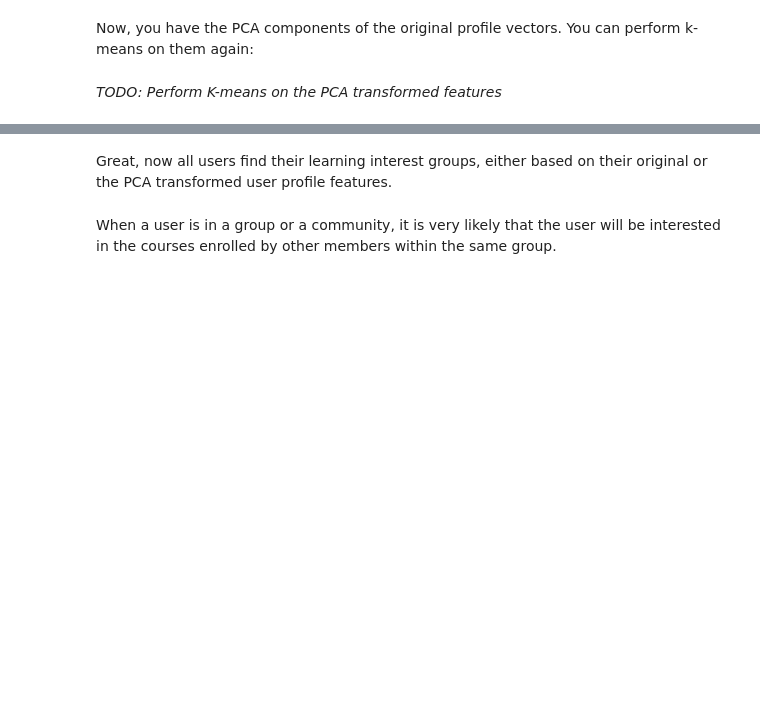
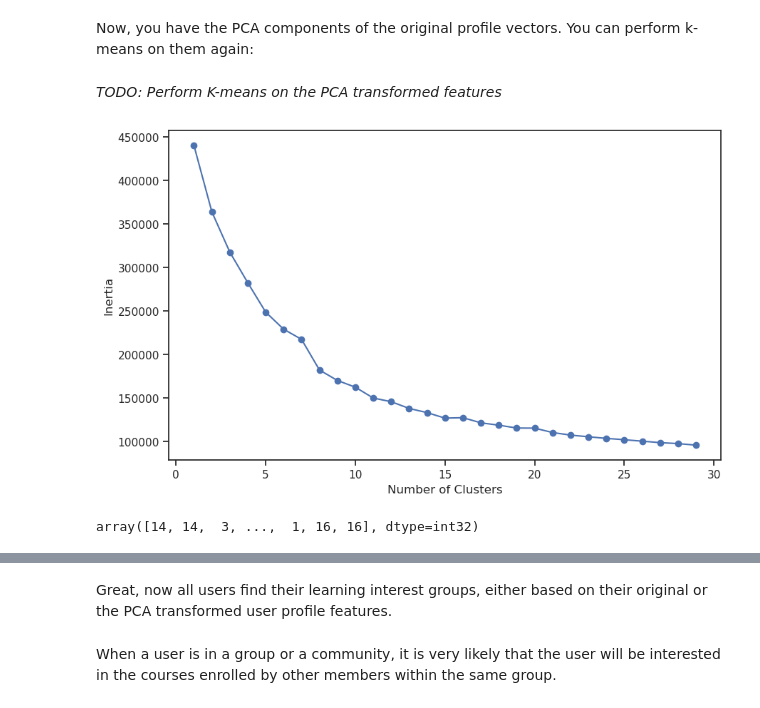
Before and after one commit to a3609640/IBM_machine_learning, a Jupyter notebook: Capstone/6.2.3_lab_jupyter_content_clustering.ipynb, the cells around one changed output, grey strips where cells are left out. Saved outputs shown, nothing was run; the diff lists cells and outputs as text; code cells hidden in the pictures; blank space fills up the shorter version.

```diff
--- a/Capstone/6.2.3_lab_jupyter_content_clustering.ipynb
+++ b/Capstone/6.2.3_lab_jupyter_content_clustering.ipynb
@@ -249,0 +453,6 @@ _TODO: Perform PCA to transform original user profile features_
+# %%
+# find out the minimal `n` that can explain accumulated 90% variances of previous data
+pca = PCA(n_components=9)
+transformed_features = pca.fit_transform(features)
+
+print("Optimized n_components:", pca.n_components_)
@@ -249,0 +477,7 @@ _TODO: Perform PCA to transform original user profile features_
+# %%
+# Create a DataFrame for the transformed features
+transformed_features_df = pd.DataFrame(transformed_features, columns=[f'PC{i}' for i in range(transformed_features.shape[1])])
+
+# Merge the user ids and transformed features into a new dataframe
+pca_user_profile_df = pd.merge(user_ids, transformed_features_df, left_index=True, right_index=True).set_index('user')
+pca_user_profile_df
@@ -267,4 +516,42 @@ Your PCA transformed dataframe may look like the following:
 Now, you have the PCA  components of the original profile vectors. You can perform k-means on them again:
 # %% [markdown]
 _TODO: Perform K-means on the PCA transformed features_
+# %%
+# Initialize an empty list to store the sum of squared distances for each model
+inertia = []
+
+# Define a range of candidate values for the number of clusters
+list_num_clusters = list(range(1,30))
+
+# Perform K-means clustering for each candidate value of k
+for num_clusters in list_num_clusters:
+    km = KMeans(n_clusters=num_clusters, random_state=rs)
+    ## - Apply KMeans() on the PCA features
+    km.fit(pca_user_profile_df)
+    # Append the sum of squared distances to the list
+    inertia.append(km.inertia_)
+
+# Plot the sum of squared distances against the number of clusters
+plt.figure(figsize=(10, 6))
+plt.plot(list_num_clusters,inertia)
+plt.scatter(list_num_clusters,inertia)
+plt.tick_params(axis='both', which='both', bottom=True, left=True)
+plt.xlabel('Number of Clusters')
+plt.ylabel('Inertia');
+# Find an optimized number of neighors k from a candidate list such as list_k = list(range(1, 30))
+# %% [output]
+[figure, added]
+# %%
+# Set the optimized number of clusters based on the elbow plot
+optimal_n_clusters = 25
+
+# Apply KMeans with the optimized number of clusters
+kmeans = KMeans(n_clusters=optimal_n_clusters, random_state=rs)
+kmeans.fit(features)
+
+# Obtain the cluster label lists from model.labels_ attribute
+cluster_labels = kmeans.labels_
+cluster_labels
+# %% [output]
+array([14, 14,  3, ...,  1, 16, 16], dtype=int32)
 # %%
```
Also changed, not shown: parts of 64 cells of this notebook, 2 other files.
